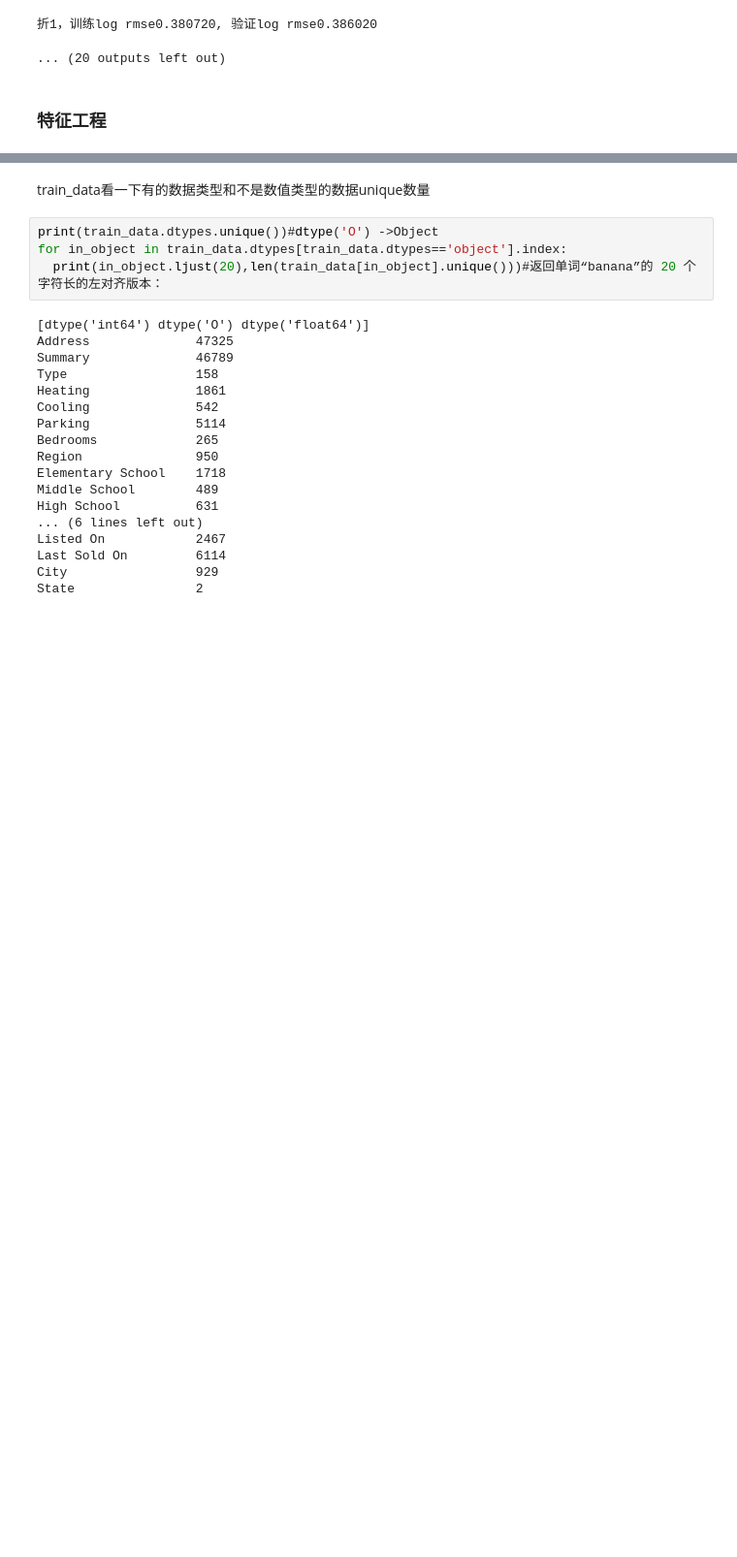
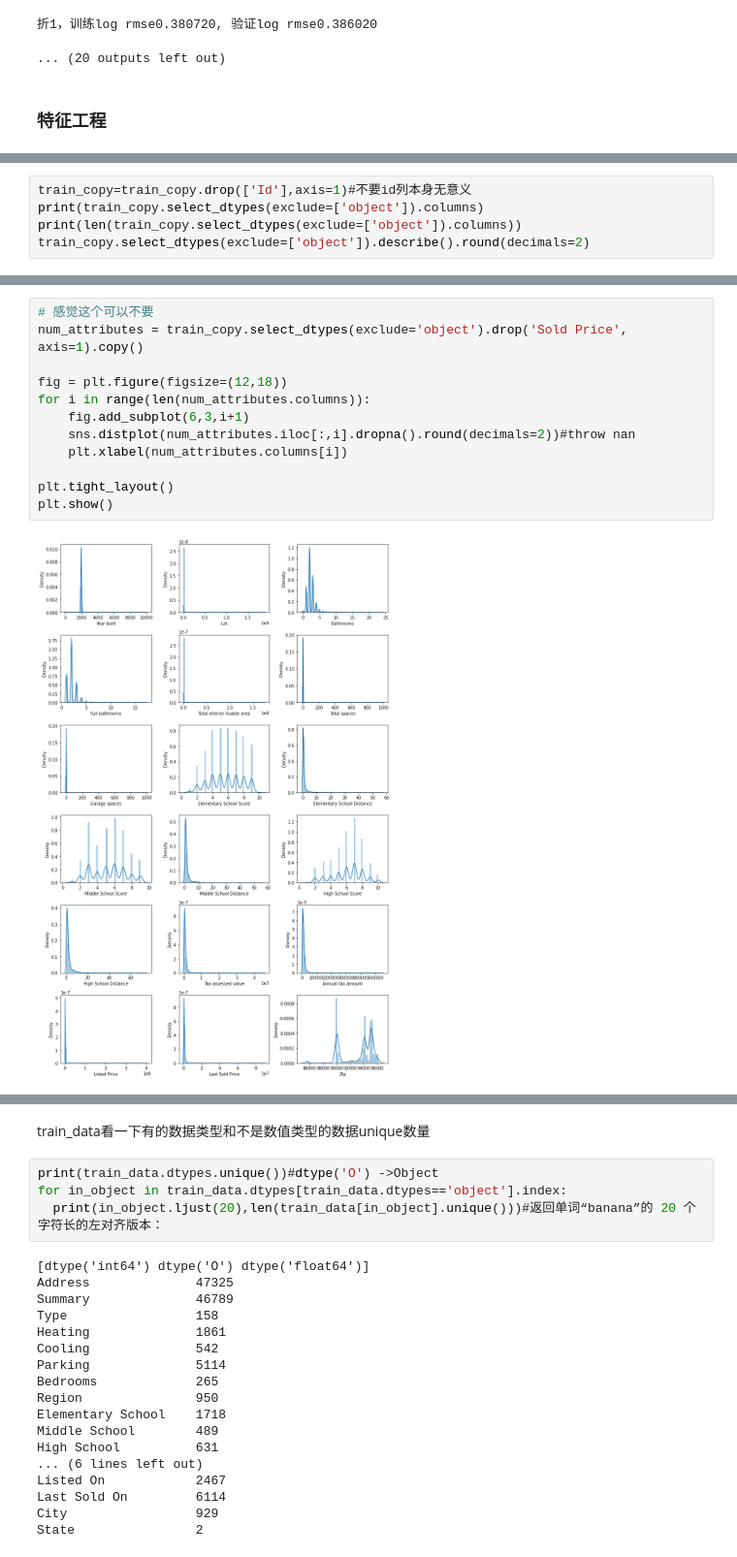
Before and after one commit to 2714830587-xh/CLRS-GG, a Jupyter notebook: Dive_to.ipynb, the cells around one changed output, grey strips where cells are left out. Shown at 97% size. Cells and saved outputs as stored; diff of their text form; blank space fills up the shorter version.

```diff
--- a/Dive_to.ipynb
+++ b/Dive_to.ipynb
@@ -2654,0 +2646,5 @@ score sum
+# %%
+train_copy=train_copy.drop(['Id'],axis=1)#不要id列本身无意义
+print(train_copy.select_dtypes(exclude=['object']).columns)
+print(len(train_copy.select_dtypes(exclude=['object']).columns))
+train_copy.select_dtypes(exclude=['object']).describe().round(decimals=2)
@@ -2654,0 +2691,14 @@ score sum
+# %%
+# 感觉这个可以不要
+num_attributes = train_copy.select_dtypes(exclude='object').drop('Sold Price', axis=1).copy()
+
+fig = plt.figure(figsize=(12,18))
+for i in range(len(num_attributes.columns)):
+    fig.add_subplot(6,3,i+1)
+    sns.distplot(num_attributes.iloc[:,i].dropna().round(decimals=2))#throw nan
+    plt.xlabel(num_attributes.columns[i])
+
+plt.tight_layout()
+plt.show()
+# %% [output]
+[figure, added]
```
Also changed, not shown: parts of 11 cells of this notebook.
